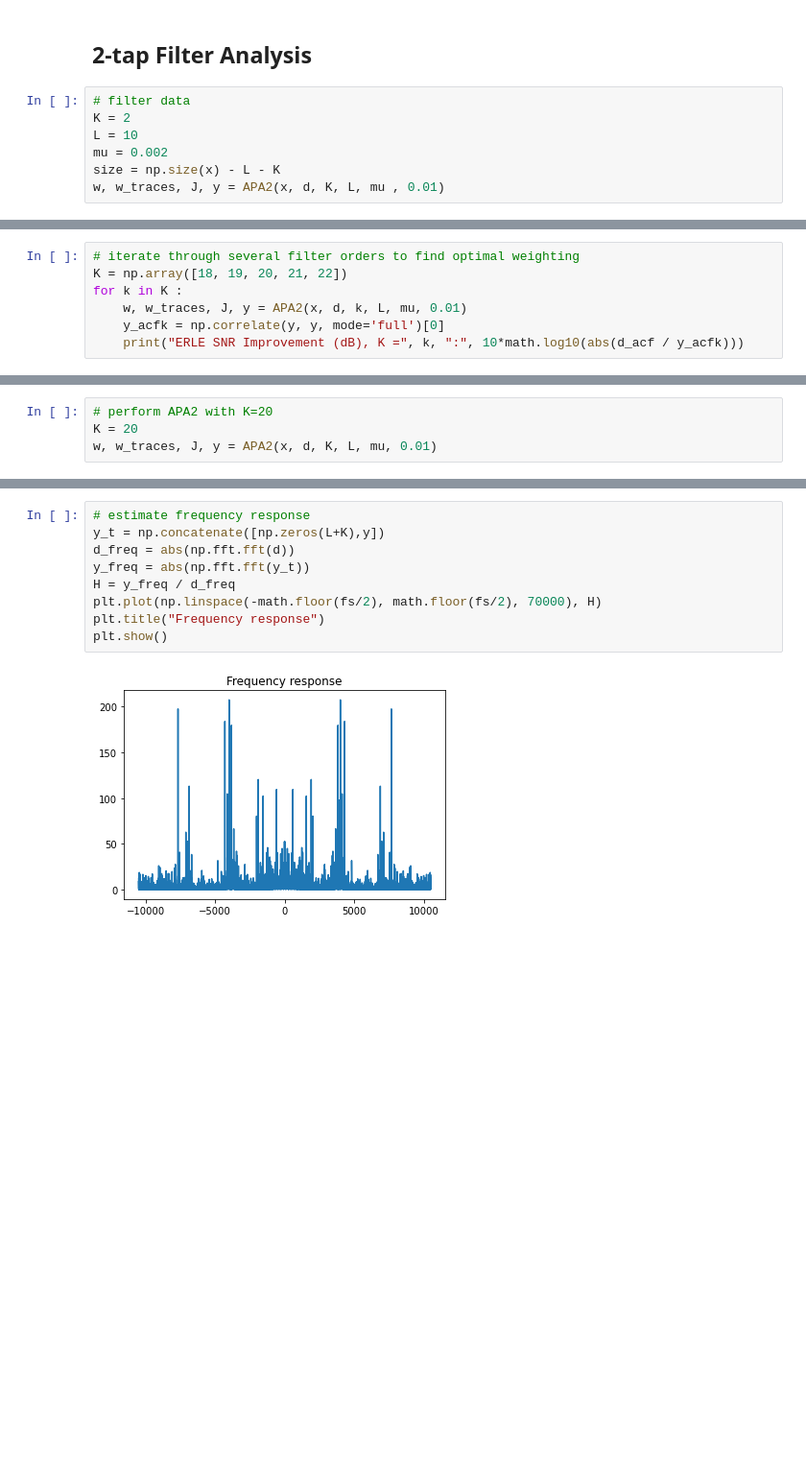
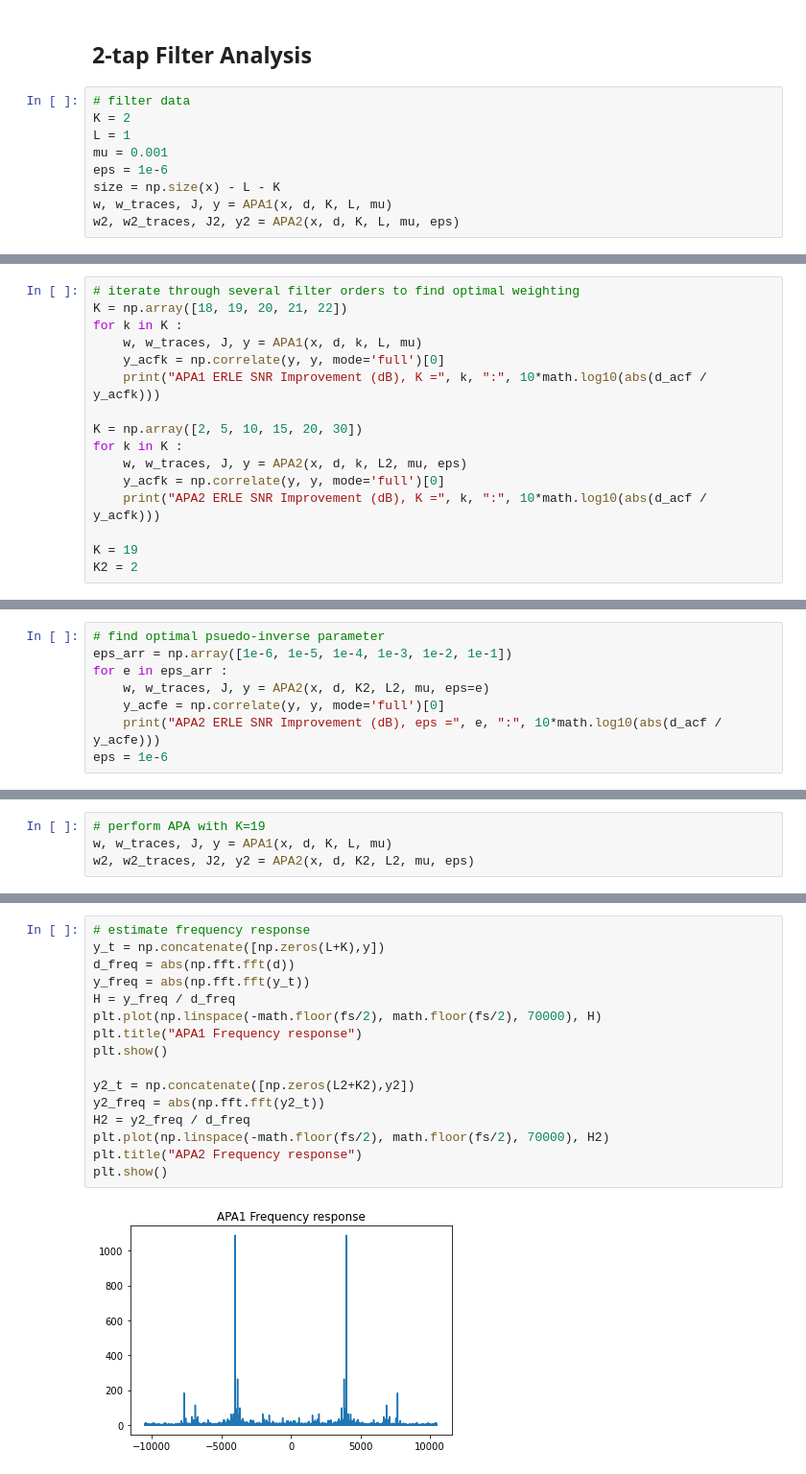
Before and after one commit to jcornell616/ML-for-time-series, a Jupyter notebook: Project1/Project1.ipynb, the cells around one changed output, grey strips where cells are left out. Shown at 96% size. Drawn from its saved outputs; the diff is of its cells as text; blank space fills up the shorter version.

```diff
--- a/Project1/Project1.ipynb
+++ b/Project1/Project1.ipynb
@@ -128,10 +128,12 @@ d = np.array(speech.get('reference')[0])
 # %%
 # filter data
 K = 2
-L = 10
-mu = 0.002
+L = 1
+mu = 0.001
+eps = 1e-6
 size = np.size(x) - L - K
-w, w_traces, J, y = APA2(x, d, K, L, mu , 0.01)
+w, w_traces, J, y = APA1(x, d, K, L, mu)
+w2, w2_traces, J2, y2 = APA2(x, d, K, L, mu, eps)
 # %%
 # plot weights performace surface contour
 lag = math.floor(fs*1.5)
@@ -195,7 +249,16 @@ Audio(y, rate=fs)
 # iterate through several filter orders to find optimal weighting
 K = np.array([18, 19, 20, 21, 22])
 for k in K :
-    w, w_traces, J, y = APA2(x, d, k, L, mu, 0.01)
+    w, w_traces, J, y = APA1(x, d, k, L, mu)
     y_acfk = np.correlate(y, y, mode='full')[0]
-    print("ERLE SNR Improvement (dB), K =", k, ":", 10*math.log10(abs(d_acf / y_acfk)))
+    print("APA1 ERLE SNR Improvement (dB), K =", k, ":", 10*math.log10(abs(d_acf / y_acfk)))
+
+K = np.array([2, 5, 10, 15, 20, 30])
+for k in K :
+    w, w_traces, J, y = APA2(x, d, k, L2, mu, eps)
+    y_acfk = np.correlate(y, y, mode='full')[0]
+    print("APA2 ERLE SNR Improvement (dB), K =", k, ":", 10*math.log10(abs(d_acf / y_acfk)))
+
+K = 19
+K2 = 2
 # %% [output]
@@ -206,0 +276,8 @@ ERLE SNR Improvement (dB), K = 22 : 9.366095633315703
+# %%
+# find optimal psuedo-inverse parameter
+eps_arr = np.array([1e-6, 1e-5, 1e-4, 1e-3, 1e-2, 1e-1])
+for e in eps_arr :
+    w, w_traces, J, y = APA2(x, d, K2, L2, mu, eps=e)
+    y_acfe = np.correlate(y, y, mode='full')[0]
+    print("APA2 ERLE SNR Improvement (dB), eps =", e, ":", 10*math.log10(abs(d_acf / y_acfe)))
+eps = 1e-6
@@ -207,4 +291,4 @@ ERLE SNR Improvement (dB), K = 22 : 9.366095633315703
 # %%
-# perform APA2 with K=20
-K = 20
-w, w_traces, J, y = APA2(x, d, K, L, mu, 0.01)
+# perform APA with K=19
+w, w_traces, J, y = APA1(x, d, K, L, mu)
+w2, w2_traces, J2, y2 = APA2(x, d, K2, L2, mu, eps)
@@ -216,11 +295,18 @@ Audio(y, rate=fs)
 # %%
 # estimate frequency response
 y_t = np.concatenate([np.zeros(L+K),y])
 d_freq = abs(np.fft.fft(d))
 y_freq = abs(np.fft.fft(y_t))
 H = y_freq / d_freq
 plt.plot(np.linspace(-math.floor(fs/2), math.floor(fs/2), 70000), H)
-plt.title("Frequency response")
+plt.title("APA1 Frequency response")
 plt.show()
+
+y2_t = np.concatenate([np.zeros(L2+K2),y2])
+y2_freq = abs(np.fft.fft(y2_t))
+H2 = y2_freq / d_freq
+plt.plot(np.linspace(-math.floor(fs/2), math.floor(fs/2), 70000), H2)
+plt.title("APA2 Frequency response")
+plt.show()
 # %% [output]
-[figure, old version]
+[figure, new version]
```
Also changed, not shown: parts of 19 cells of this notebook.
